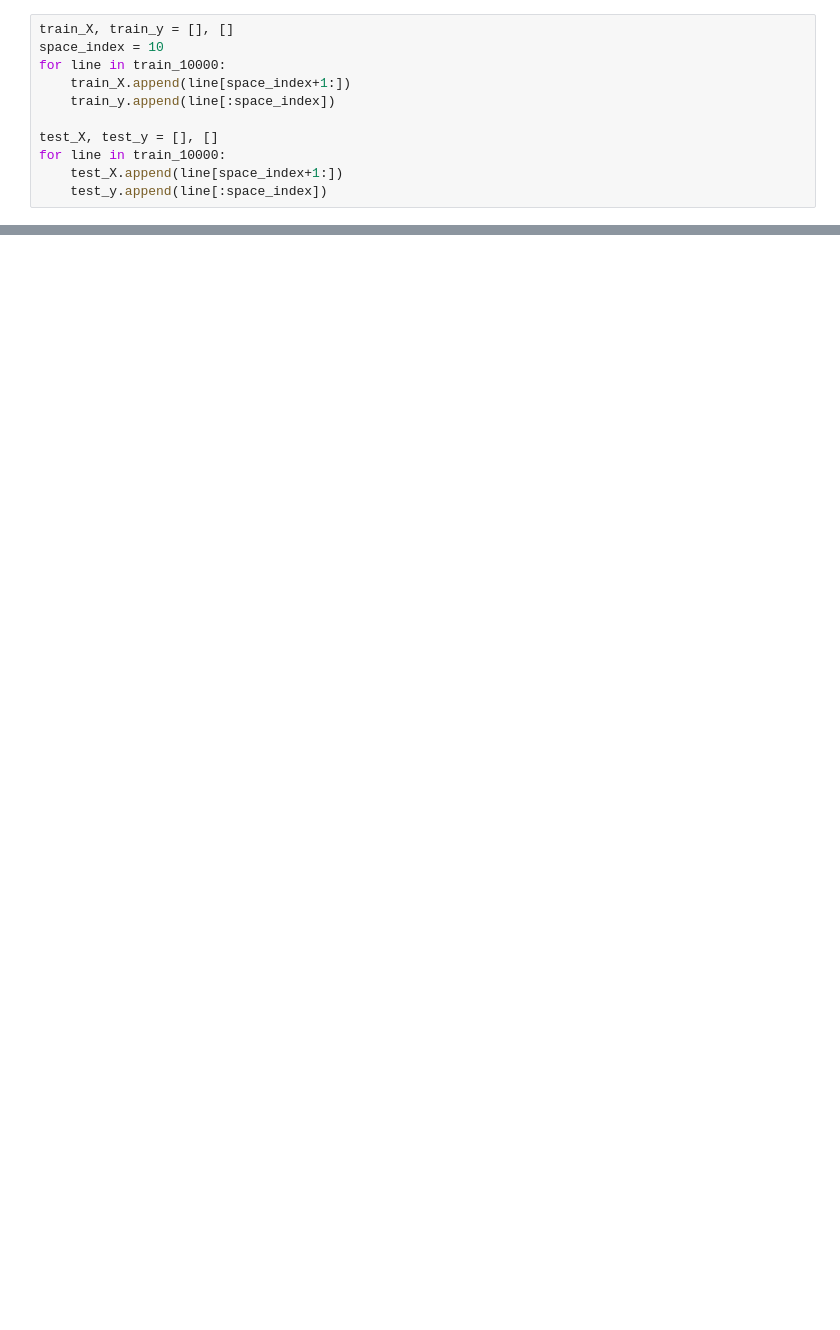
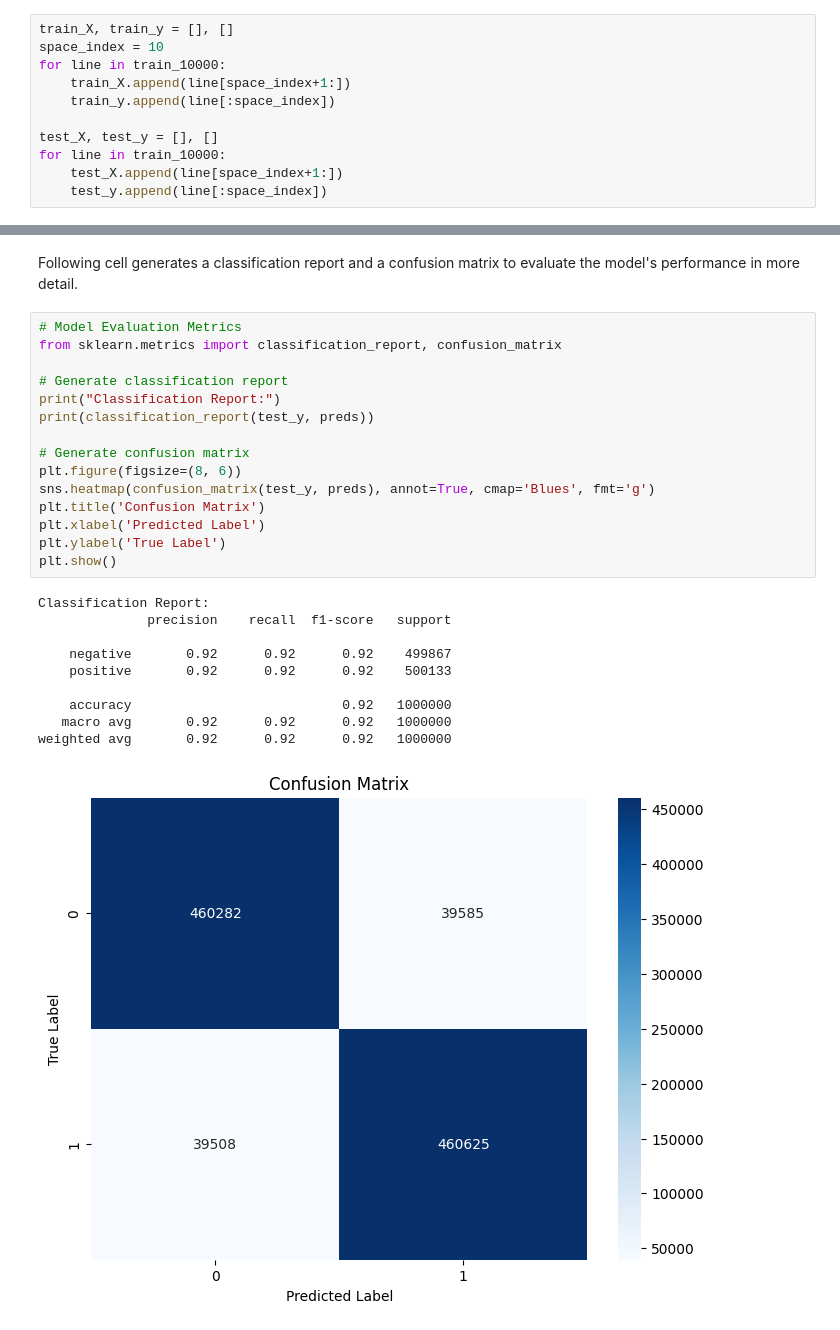
Before and after one commit to sherAfzal861/AmazonReviewClassification, a Jupyter notebook: ClassificationUsingLogisticRegression.ipynb, the cells around one changed output, grey strips where cells are left out. Saved outputs shown, nothing was run; the diff lists cells and outputs as text; blank space fills up the shorter version.

```diff
--- a/ClassificationUsingLogisticRegression.ipynb
+++ b/ClassificationUsingLogisticRegression.ipynb
@@ -40,0 +111,28 @@ print(precision_recall_fscore_support(test_y, preds))
+# %% [markdown]
+Following cell generates a classification report and a confusion matrix to evaluate the model's performance in more detail.
+# %%
+# Model Evaluation Metrics
+from sklearn.metrics import classification_report, confusion_matrix
+
+# Generate classification report
+print("Classification Report:")
+print(classification_report(test_y, preds))
+
+# Generate confusion matrix
+plt.figure(figsize=(8, 6))
+sns.heatmap(confusion_matrix(test_y, preds), annot=True, cmap='Blues', fmt='g')
+plt.title('Confusion Matrix')
+plt.xlabel('Predicted Label')
+plt.ylabel('True Label')
+plt.show()
+# %% [output]
+Classification Report:
+              precision    recall  f1-score   support
+
+    negative       0.92      0.92      0.92    499867
+    positive       0.92      0.92      0.92    500133
+
+    accuracy                           0.92   1000000
+   macro avg       0.92      0.92      0.92   1000000
+weighted avg       0.92      0.92      0.92   1000000
+[figure, added]
```
Also changed, not shown: parts of 18 cells of this notebook.
